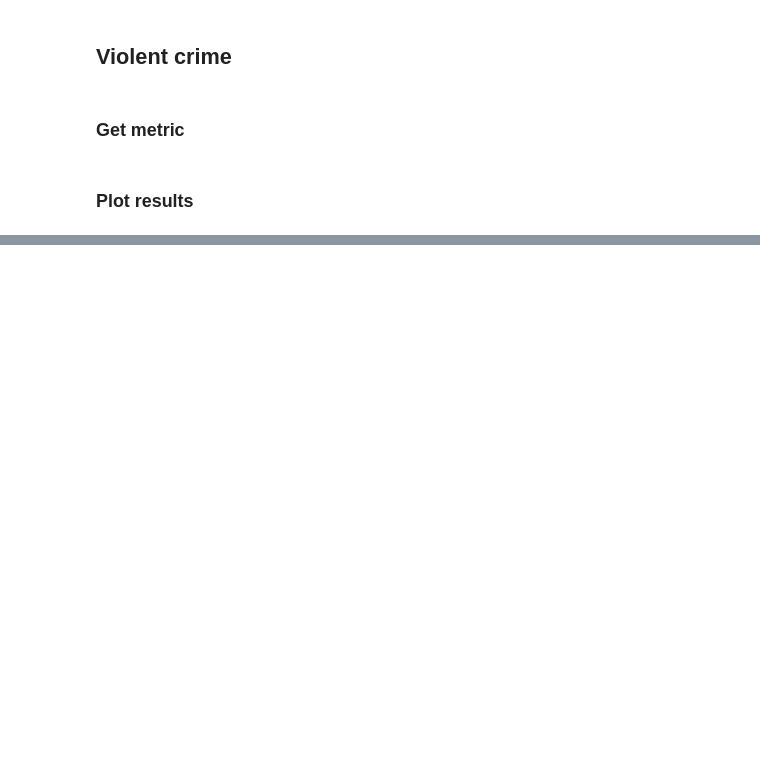
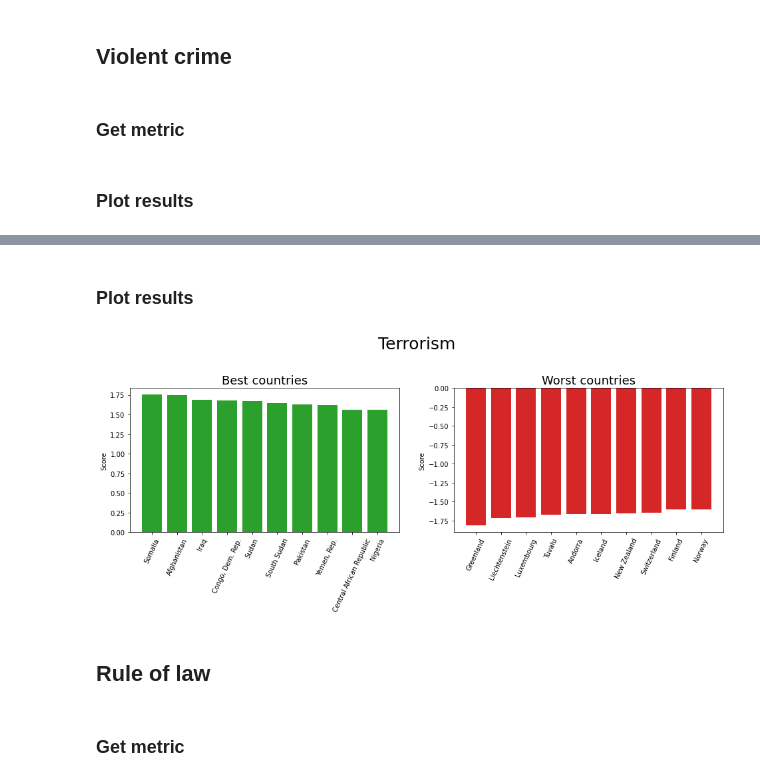
Before and after one commit to jcarterlab/Into-the-Wild, a Jupyter notebook: Into_the_Wild.ipynb, the cells around one changed output, grey strips where cells are left out. Saved outputs shown, nothing was run; the diff lists cells and outputs as text; code cells hidden in the pictures; blank space fills up the shorter version.

```diff
--- a/Into_the_Wild.ipynb
+++ b/Into_the_Wild.ipynb
@@ -182,0 +208,12 @@ barplot_summary(intentional_homicides_df, title='Violence')
+# %%
+terrorism_df = WB_longform_data('political_stability')
+# %% [markdown]
+### Plot results
+# %%
+barplot_summary(terrorism_df, title='Terrorism', countries_only=True)
+# %% [output]
+[figure, added]
+# %% [markdown]
+## Rule of law
+# %% [markdown]
+### Get metric
```
Also changed, not shown: parts of 23 cells of this notebook, 3 other files.
